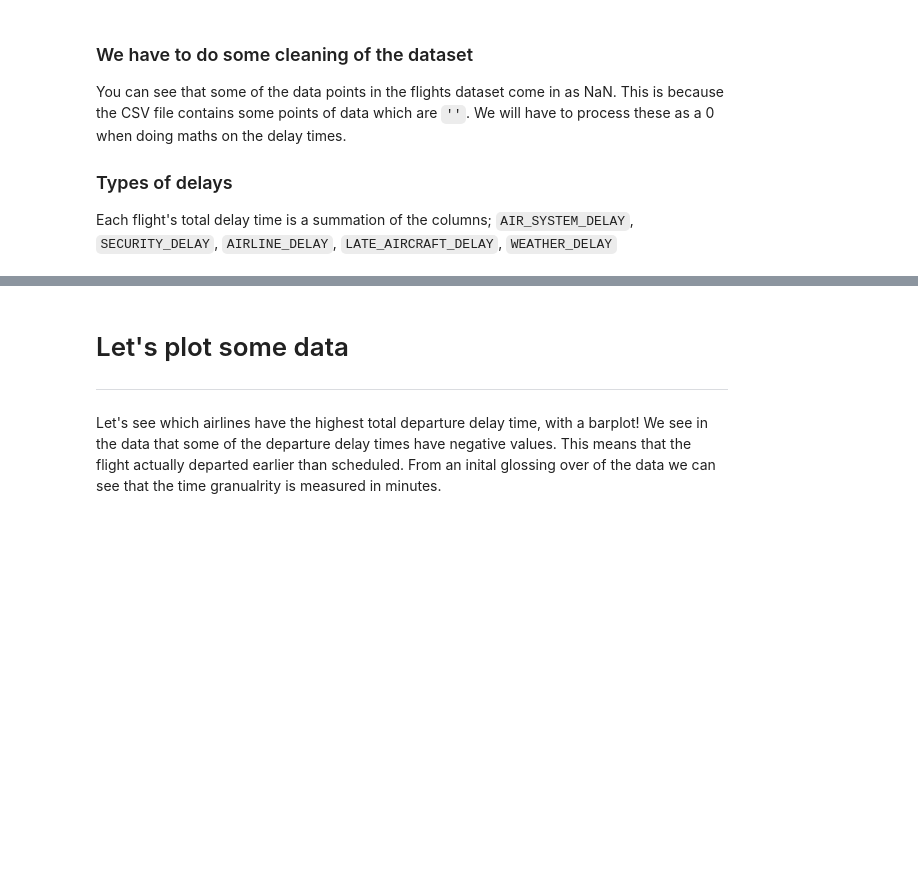
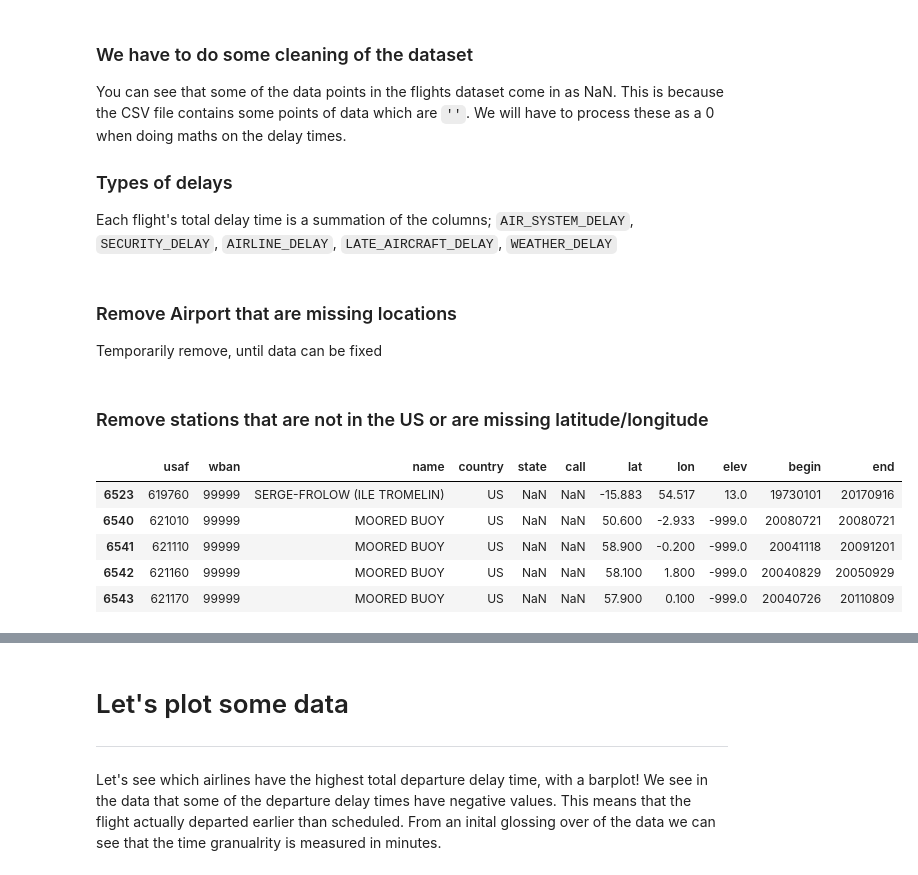
Before and after one commit to UNCG-CSE/Volag, a Jupyter notebook: src/init_analysis.ipynb, the cells around one changed output, grey strips where cells are left out. Saved outputs shown, nothing was run; the diff lists cells and outputs as text; code cells hidden in the pictures; blank space fills up the shorter version.

```diff
--- a/src/init_analysis.ipynb
+++ b/src/init_analysis.ipynb
@@ -57,3 +69,6 @@ We will have to process these as a 0 when doing maths on the delay times.
 ### Types of delays
 Each flight's total delay time is a summation of the columns;
 `AIR_SYSTEM_DELAY`, `SECURITY_DELAY`, `AIRLINE_DELAY`, `LATE_AIRCRAFT_DELAY`, `WEATHER_DELAY`
+# %% [markdown]
+### Remove Airport that are missing locations
+Temporarily remove, until data can be fixed
@@ -59,0 +77,14 @@ Each flight's total delay time is a summation of the columns;
+# %% [markdown]
+### Remove stations that are not in the US or are missing latitude/longitude
+# %%
+stations_df = stations_df[np.isfinite(stations_df['lat'])]
+stations_df = stations_df[np.isfinite(stations_df['lon'])]
+stations_df = stations_df[stations_df['country'] == 'US']
+stations_df.head()
+# %% [output]
+|  | usaf | wban | name | country | state | call | lat | lon | elev | begin | end |
+| 6523 | 619760 | 99999 | SERGE-FROLOW (ILE TROMELIN) | US | NaN | NaN | -15.883 | 54.517 | 13.0 | 19730101 | 20170916 |
+| 6540 | 621010 | 99999 | MOORED BUOY | US | NaN | NaN | 50.600 | -2.933 | -999.0 | 20080721 | 20080721 |
+| 6541 | 621110 | 99999 | MOORED BUOY | US | NaN | NaN | 58.900 | -0.200 | -999.0 | 20041118 | 20091201 |
+| 6542 | 621160 | 99999 | MOORED BUOY | US | NaN | NaN | 58.100 | 1.800 | -999.0 | 20040829 | 20050929 |
+| 6543 | 621170 | 99999 | MOORED BUOY | US | NaN | NaN | 57.900 | 0.100 | -999.0 | 20040726 | 20110809 |
```
Also changed, not shown: parts of 6 cells of this notebook, 3 other files.
